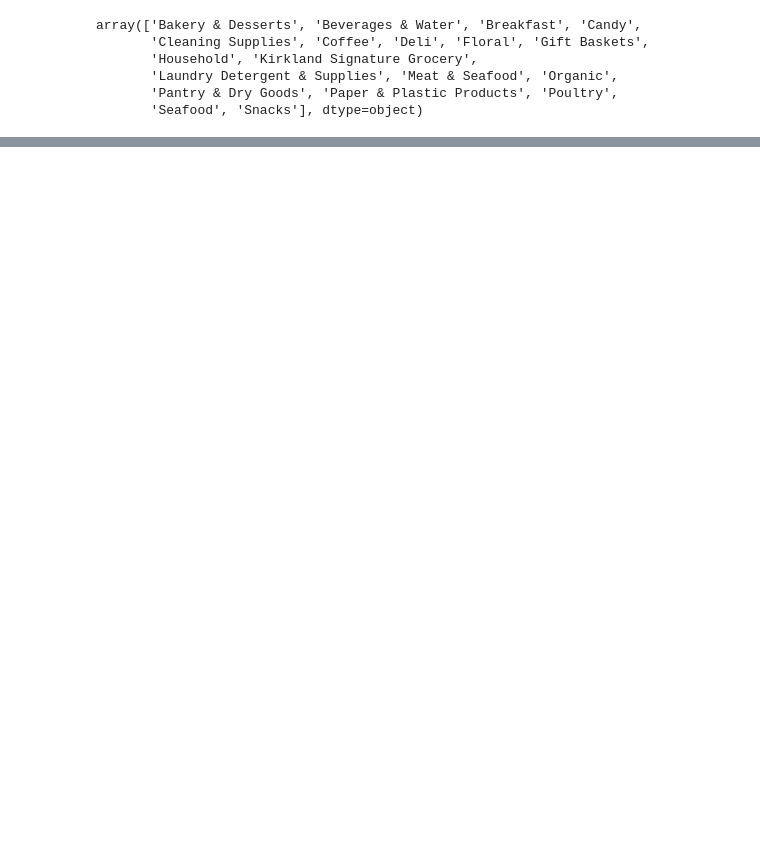
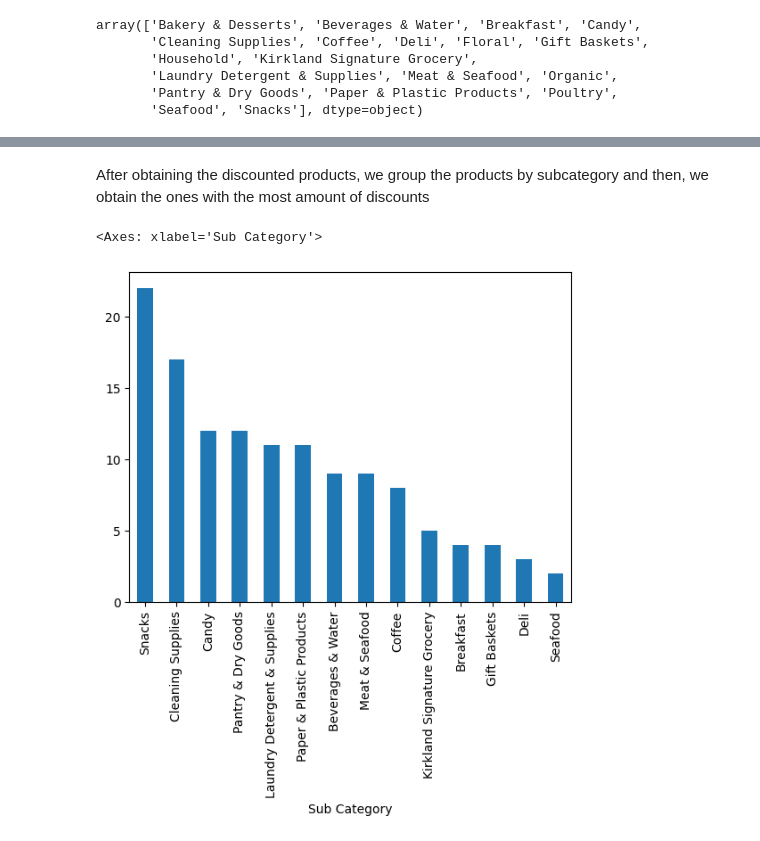
Before and after one commit to COv879/Grocery-Tendencies---Discounts, a Jupyter notebook: Grocery_Tendencies.ipynb, the cells around one changed output, grey strips where cells are left out. Saved outputs shown, nothing was run; the diff lists cells and outputs as text; code cells hidden in the pictures; blank space fills up the shorter version.

```diff
--- a/Grocery_Tendencies.ipynb
+++ b/Grocery_Tendencies.ipynb
@@ -108,6 +110,12 @@ As for the rest of the data we are doing the following:
 # %%
 df['Currency'].fillna('$', inplace = True)
-df.dropna(subset=['Price'], inplace = True)
+
+df['Price'] = df['Price'].str.replace('$', '')
+df['Price'] = df['Price'].str.replace(r'through-\d+\.\d+', '', regex=True)
+df['Price'] = df['Price'].str.replace(',', '')
+df['Price'] = pd.to_numeric(df['Price'], errors='coerce')
+df['Price'] = df['Price'].fillna(df['Price'].mean())
+
 df.drop(columns=['Product Description', 'Feature'], inplace=True)
 df.isna().sum()
 # %% [output]
@@ -151,0 +176,4 @@ dtype: int64
+# %%
+df_discounted = df[df['Discount'] != 'No Discount']
+df_discounted
+df_discounted['Discount'].unique()
@@ -151,0 +195,3 @@ dtype: int64
+# %%
+df_discounted = df_discounted[df_discounted['Discount'] != '.']
+df_discounted
@@ -151,0 +212,8 @@ dtype: int64
+# %% [markdown]
+After obtaining the discounted products, we group the products by subcategory and then, we obtain the ones with the most amount of discounts
+# %%
+df_discounted_grouped = df_discounted.groupby('Sub Category').size().sort_values(ascending = False)
+df_discounted_grouped.plot(kind='bar')
+# %% [output]
+<Axes: xlabel='Sub Category'>
+[figure, added]
```
Also changed, not shown: parts of 13 cells of this notebook.
